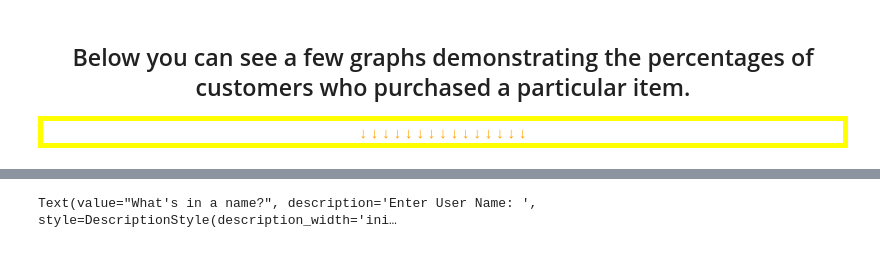
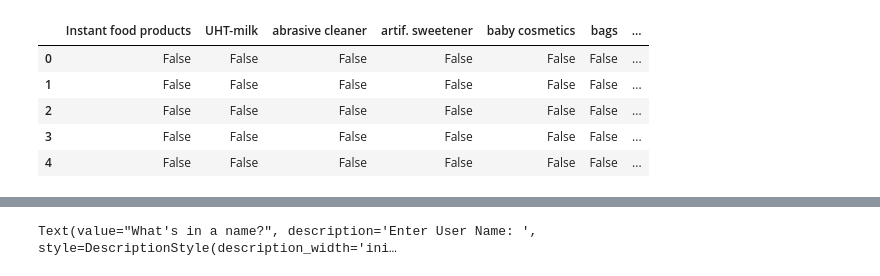
Before and after one commit to Catch22Software/CapStone, a Jupyter notebook: C964_Final_Product.ipynb, the cells around one changed output, grey strips where cells are left out. Cells and saved outputs as stored; diff of their text form; code cells hidden in the pictures.

```diff
--- a/C964_Final_Product.ipynb
+++ b/C964_Final_Product.ipynb
@@ -3,5 +1,2 @@
-# %% [markdown]
-<h2 style="text-align:center">Below you can see a few graphs demonstrating the percentages of customers who purchased a particular item. </h2>
-<p style="color:orange;font-size: 150px;text-align:center;border: 5px solid yellow"> &darr; &darr; &darr; &darr; &darr; &darr; &darr; &darr; &darr; &darr; &darr; &darr; &darr; &darr; &darr; </p>
 # %%
 # insert graph of top 10 purchased items here... TO DO
@@ -16,0 +14,6 @@ product_rules = pd.read_csv('Data/Master_Rules.csv')
+# %%
+te = TransactionEncoder()
+# %%
+with open('Data/transaction_data.csv') as f:
+    reader = csv.reader(f)
+    items = list(reader)
@@ -16,0 +22,10 @@ product_rules = pd.read_csv('Data/Master_Rules.csv')
+# %%
+df = pd.DataFrame(te_ary, columns=te.columns_)
+df.head()
+# %% [output]
+|  | Instant food products | UHT-milk | abrasive cleaner | artif. sweetener | baby cosmetics | bags | ... |
+| 0 | False | False | False | False | False | False | ... |
+| 1 | False | False | False | False | False | False | ... |
+| 2 | False | False | False | False | False | False | ... |
+| 3 | False | False | False | False | False | False | ... |
+| 4 | False | False | False | False | False | False | ... |
```
Also changed, not shown: parts of 15 cells of this notebook, 3 other files.
